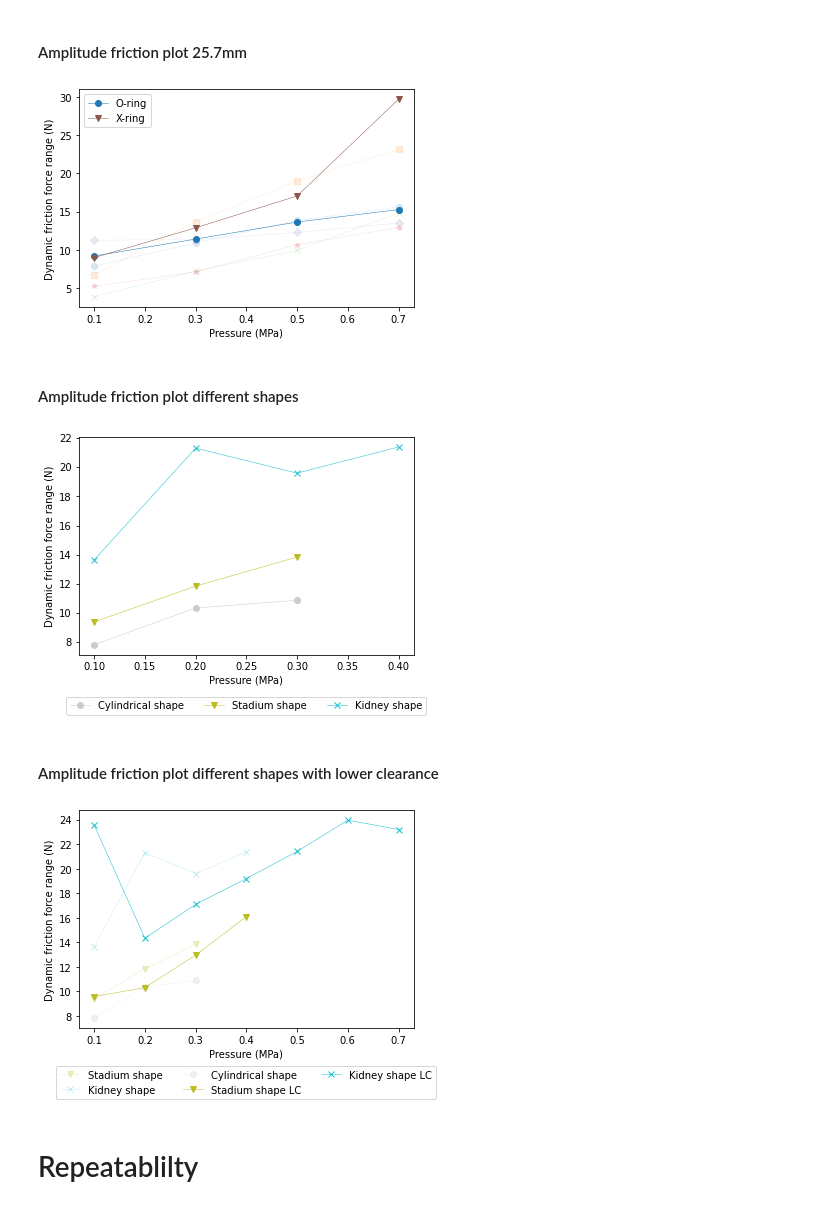
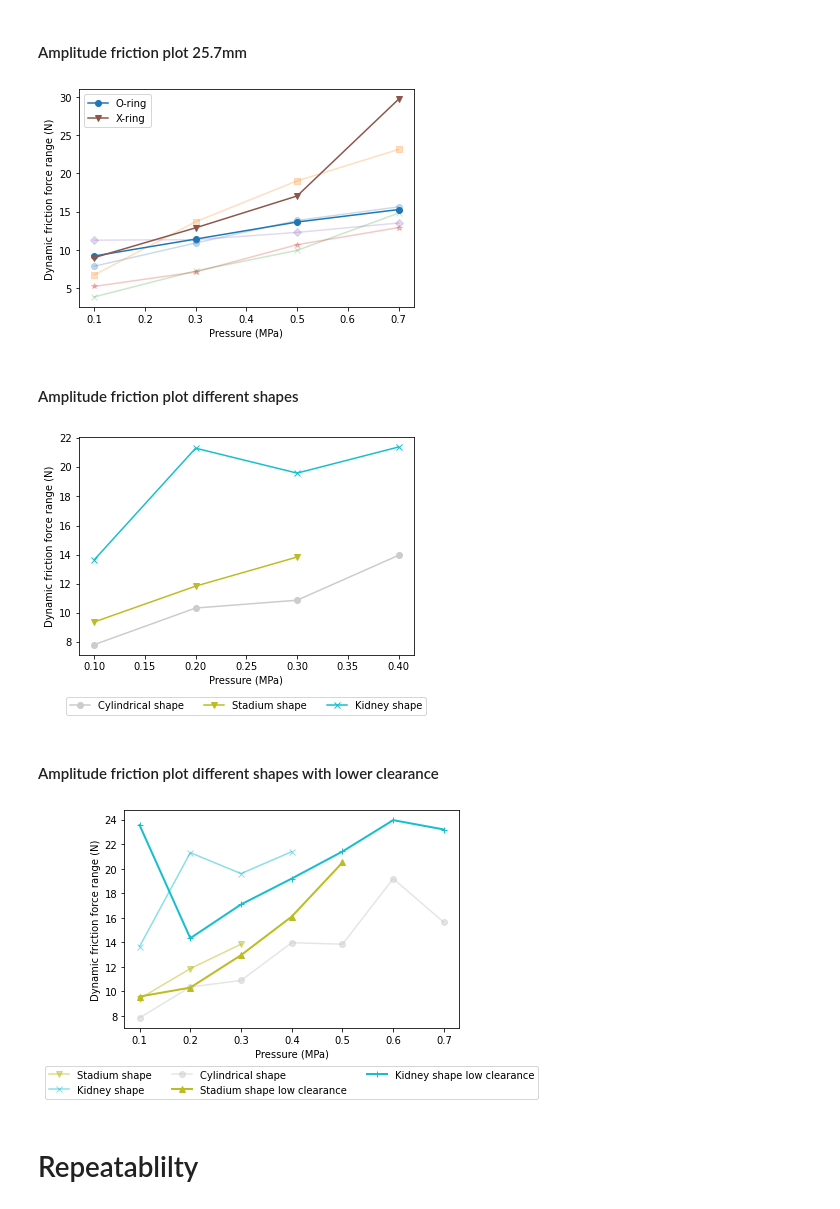
Before and after one commit to EvaZillen/3D-printed-pneumatic-actuator, a Jupyter notebook: pneumatic-actuator-results/Results - Friction force.ipynb, the cells around one changed output. Drawn from its saved outputs; the diff is of its cells as text; code cells hidden in the pictures.

```diff
--- a/pneumatic-actuator-results/Results - Friction force.ipynb
+++ b/pneumatic-actuator-results/Results - Friction force.ipynb
@@ -155,39 +157,39 @@ plt.savefig('./figures/result_frictionforcerange_25mm.pdf',bbox_inches = 'tight'
 # %% [markdown]
 #### Amplitude friction plot 25.7mm
 # %%
-plt.plot(frictie_range.Pressure,frictie_range.O_ring,marker='o',color='tab:blue',alpha=0.15,linewidth=0.5)
-plt.plot(frictie_range.Pressure,frictie_range.NAPN,marker='s',color='tab:orange',alpha=0.15,linewidth=0.5)
-plt.plot(frictie_range.Pressure,frictie_range.NAP310,marker='x',color='tab:green',alpha=0.15,linewidth=0.5)
-plt.plot(frictie_range.Pressure,frictie_range.PK,marker='*',color='tab:red',alpha=0.15,linewidth=0.5)
-plt.plot(frictie_range.Pressure,frictie_range.KDN,marker='D',color='tab:purple',alpha=0.15,linewidth=0.5)
-plt.plot(frictie_range.Pressure,frictie_range.O_ring257,marker='o',color='tab:blue',label='O-ring',linewidth=0.5)
-plt.plot(frictie_range.Pressure,frictie_range.X_ring257,marker='v',color='tab:brown',label='X-ring',linewidth=0.5)
+plt.plot(frictie_range.Pressure,frictie_range.O_ring,marker='o',color='tab:blue',alpha=0.25)
+plt.plot(frictie_range.Pressure,frictie_range.NAPN,marker='s',color='tab:orange',alpha=0.25)
+plt.plot(frictie_range.Pressure,frictie_range.NAP310,marker='x',color='tab:green',alpha=0.25)
+plt.plot(frictie_range.Pressure,frictie_range.PK,marker='*',color='tab:red',alpha=0.25)
+plt.plot(frictie_range.Pressure,frictie_range.KDN,marker='D',color='tab:purple',alpha=0.25)
+plt.plot(frictie_range.Pressure,frictie_range.O_ring257,marker='o',color='tab:blue',label='O-ring')
+plt.plot(frictie_range.Pressure,frictie_range.X_ring257,marker='v',color='tab:brown',label='X-ring')
 plt.xlabel('Pressure (MPa)')
 plt.ylabel('Dynamic friction force range (N)')
 
 plt.legend()
 plt.savefig('./figures/result_frictionforcerange_257mm.pdf',bbox_inches = 'tight')
 # %% [output]
-[figure, old version]
+[figure, new version]
 # %% [markdown]
 ####  Amplitude friction plot different shapes
 # %%
 fr = {'Pressure': [.1,.2,.3],
-     'Circle': [friction_force['Circle'][1]['FrictionRange'],friction_force['Circle'][2]['FrictionRange'],friction_force['Circle'][3]['FrictionRange']],
      'Stadium': [friction_force['Stadium'][1]['FrictionRange'],friction_force['Stadium'][2]['FrictionRange'],friction_force['Stadium'][3]['FrictionRange']],
+    }
+
+frictie_range_shape_st = pd.DataFrame(data=fr)
+
+fr = {'Pressure': [.1,.2,.3,.4],
+      'Circle': [friction_force['Circle'][1]['FrictionRange'],friction_force['Circle'][2]['FrictionRange'],friction_force['Circle'][3]['FrictionRange'],friction_force['Circle'][4]['FrictionRange']],
+      'Kidney': [friction_force['Kidney'][1]['FrictionRange'],friction_force['Kidney'][2]['FrictionRange'],friction_force['Kidney'][3]['FrictionRange'],friction_force['Kidney'][4]['FrictionRange']],
     }
 
 frictie_range_shape = pd.DataFrame(data=fr)
 
-fr = {'Pressure': [.1,.2,.3,.4],
-     'Kidney': [friction_force['Kidney'][1]['FrictionRange'],friction_force['Kidney'][2]['FrictionRange'],friction_force['Kidney'][3]['FrictionRange'],friction_force['Kidney'][4]['FrictionRange']],
-    }
-
-frictie_range_shape_kd = pd.DataFrame(data=fr)
-
-plt.plot(frictie_range_shape.Pressure,frictie_range_shape.Circle,marker='o',color='0.8',label='Cylindrical shape',linewidth=0.5)
-plt.plot(frictie_range_shape.Pressure,frictie_range_shape.Stadium,marker='v',color='tab:olive', label='Stadium shape',linewidth=0.5)
-plt.plot(frictie_range_shape_kd.Pressure,frictie_range_shape_kd.Kidney,marker='x',color='tab:cyan', label='Kidney shape',linewidth=0.5)
+plt.plot(frictie_range_shape.Pressure,frictie_range_shape.Circle,marker='o',color='0.8',label='Cylindrical shape')
+plt.plot(frictie_range_shape_st.Pressure,frictie_range_shape_st.Stadium,marker='v',color='tab:olive', label='Stadium shape')
+plt.plot(frictie_range_shape.Pressure,frictie_range_shape.Kidney,marker='x',color='tab:cyan', label='Kidney shape')
 
 plt.xlabel('Pressure (MPa)')
 plt.ylabel('Dynamic friction force range (N)')
@@ -195,36 +197,37 @@ plt.ylabel('Dynamic friction force range (N)')
 plt.legend(loc='lower center',bbox_to_anchor=(0.5,-0.3),ncol=3)
 plt.savefig('./figures/result_frictionforcerange_shape.pdf',bbox_inches = 'tight')
 # %% [output]
-[figure, old version]
+[figure, new version]
 # %% [markdown]
 ####  Amplitude friction plot different shapes with lower clearance
 # %%
 
-fr = {'Pressure': [.1,.2,.3,.4],
-     'Stadium_lc': [friction_force['Stadium_lc'][1]['FrictionRange'],friction_force['Stadium_lc'][2]['FrictionRange'],friction_force['Stadium_lc'][3]['FrictionRange'],friction_force['Stadium_lc'][4]['FrictionRange']],
+fr = {'Pressure': [.1,.2,.3,.4,.5],
+     'Stadium_lc': [friction_force['Stadium_lc'][1]['FrictionRange'],friction_force['Stadium_lc'][2]['FrictionRange'],friction_force['Stadium_lc'][3]['FrictionRange'],friction_force['Stadium_lc'][4]['FrictionRange'],friction_force['Stadium_lc'][5]['FrictionRange']],
     }
 
-frictie_range_shape_st = pd.DataFrame(data=fr)
+frictie_range_shape_st_lc = pd.DataFrame(data=fr)
 
 fr = {'Pressure': [.1,.2,.3,.4,.5,.6,.7],
-     'Kidney_lc': [friction_force['Kidney_lc'][1]['FrictionRange'],friction_force['Kidney_lc'][2]['FrictionRange'],friction_force['Kidney_lc'][3]['FrictionRange'],friction_force['Kidney_lc'][4]['FrictionRange'],friction_force['Kidney_lc'][5]['FrictionRange'],friction_force['Kidney_lc'][6]['FrictionRange'],friction_force['Kidney_lc'][7]['FrictionRange']]
+      'Kidney_lc': [friction_force['Kidney_lc'][1]['FrictionRange'],friction_force['Kidney_lc'][2]['FrictionRange'],friction_force['Kidney_lc'][3]['FrictionRange'],friction_force['Kidney_lc'][4]['FrictionRange'],friction_force['Kidney_lc'][5]['FrictionRange'],friction_force['Kidney_lc'][6]['FrictionRange'],friction_force['Kidney_lc'][7]['FrictionRange']],
+      'Circle': [friction_force['Circle'][1]['FrictionRange'],friction_force['Circle'][2]['FrictionRange'],friction_force['Circle'][3]['FrictionRange'],friction_force['Circle'][4]['FrictionRange'],friction_force['Circle'][5]['FrictionRange'],friction_force['Circle'][6]['FrictionRange'],friction_force['Circle'][7]['FrictionRange']],
     }
 
-frictie_range_shape_kdlc = pd.DataFrame(data=fr)
+frictie_range_shape_lc = pd.DataFrame(data=fr)
 
-plt.plot(frictie_range_shape.Pressure,frictie_range_shape.Stadium,marker='v',color='tab:olive', alpha=0.25, label='Stadium shape',linewidth=0.5)
-plt.plot(frictie_range_shape_kd.Pressure,frictie_range_shape_kd.Kidney,marker='x',color='tab:cyan', alpha=0.25, label='Kidney shape',linewidth=0.5)
-plt.plot(frictie_range_shape.Pressure,frictie_range_shape.Circle,marker='o',color='0.8', alpha=0.25, label='Cylindrical shape',linewidth=0.5)
+plt.plot(frictie_range_shape_st.Pressure,frictie_range_shape_st.Stadium,marker='v',color='tab:olive', alpha=0.5, label='Stadium shape')
+plt.plot(frictie_range_shape.Pressure,frictie_range_shape.Kidney,marker='x',color='tab:cyan', alpha=0.5, label='Kidney shape')
+plt.plot(frictie_range_shape_lc.Pressure,frictie_range_shape_lc.Circle,marker='o',color='0.8', alpha=0.5, label='Cylindrical shape')
 
-plt.plot(frictie_range_shape_st.Pressure,frictie_range_shape_st.Stadium_lc,marker='v',color='tab:olive', label='Stadium shape LC',linewidth=0.5)
-plt.plot(frictie_range_shape_kdlc.Pressure,frictie_range_shape_kdlc.Kidney_lc,marker='x',color='tab:cyan', label='Kidney shape LC',linewidth=0.5)
+plt.plot(frictie_range_shape_st_lc.Pressure,frictie_range_shape_st_lc.Stadium_lc,marker='^',color='tab:olive', label='Stadium shape low clearance', linewidth = 2)
+plt.plot(frictie_range_shape_lc.Pressure,frictie_range_shape_lc.Kidney_lc,marker='+',color='tab:cyan', label='Kidney shape low clearance', linewidth = 2)
 
 plt.xlabel('Pressure (MPa)')
 plt.ylabel('Dynamic friction force range (N)')
 plt.legend(loc='lower center',bbox_to_anchor=(0.5,-0.35),ncol=3)
 plt.savefig('./figures/app_frictionforcerange_shapes_lc.pdf',bbox_inches = 'tight')
 # %% [output]
-[figure, old version]
+[figure, new version]
 # %% [markdown]
 # Repeatablilty
 # %% [markdown]
```
Also changed, not shown: parts of 5 cells of this notebook, 32 other files.
